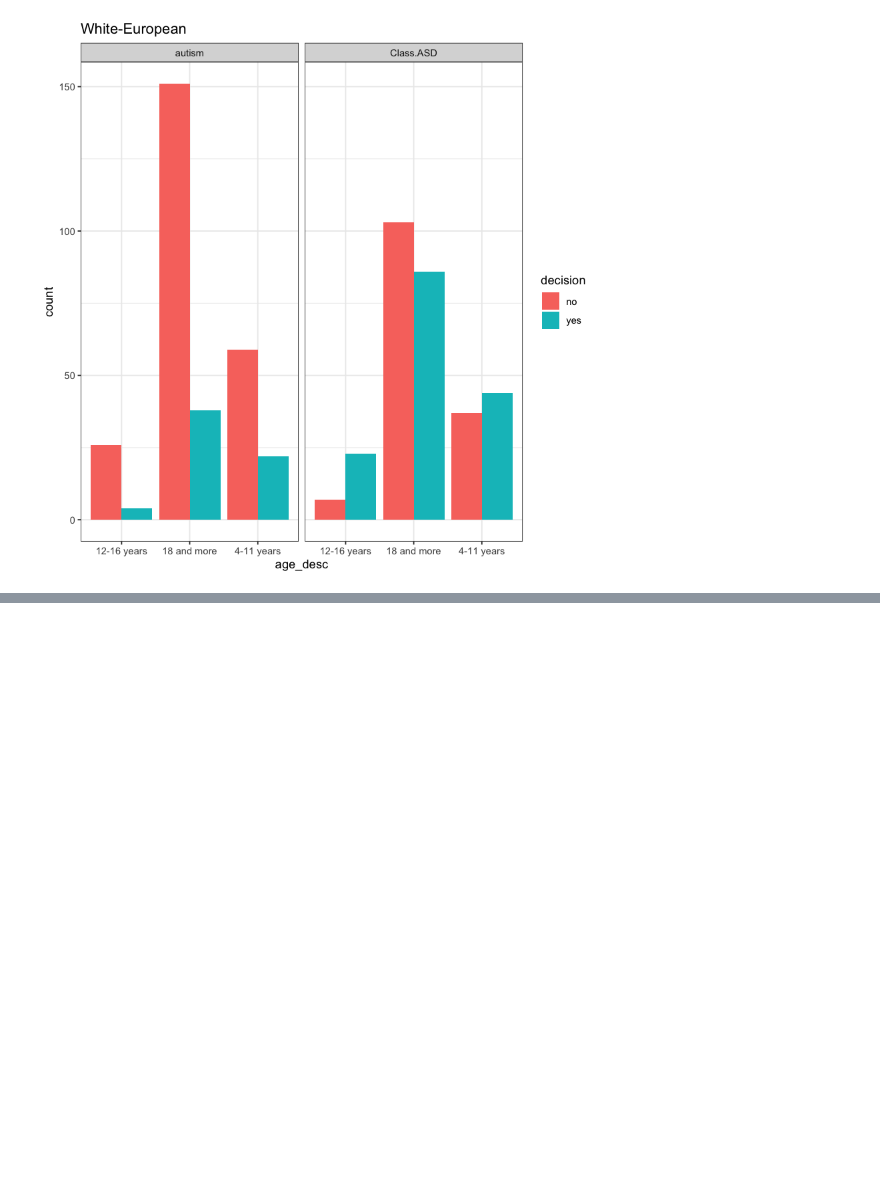
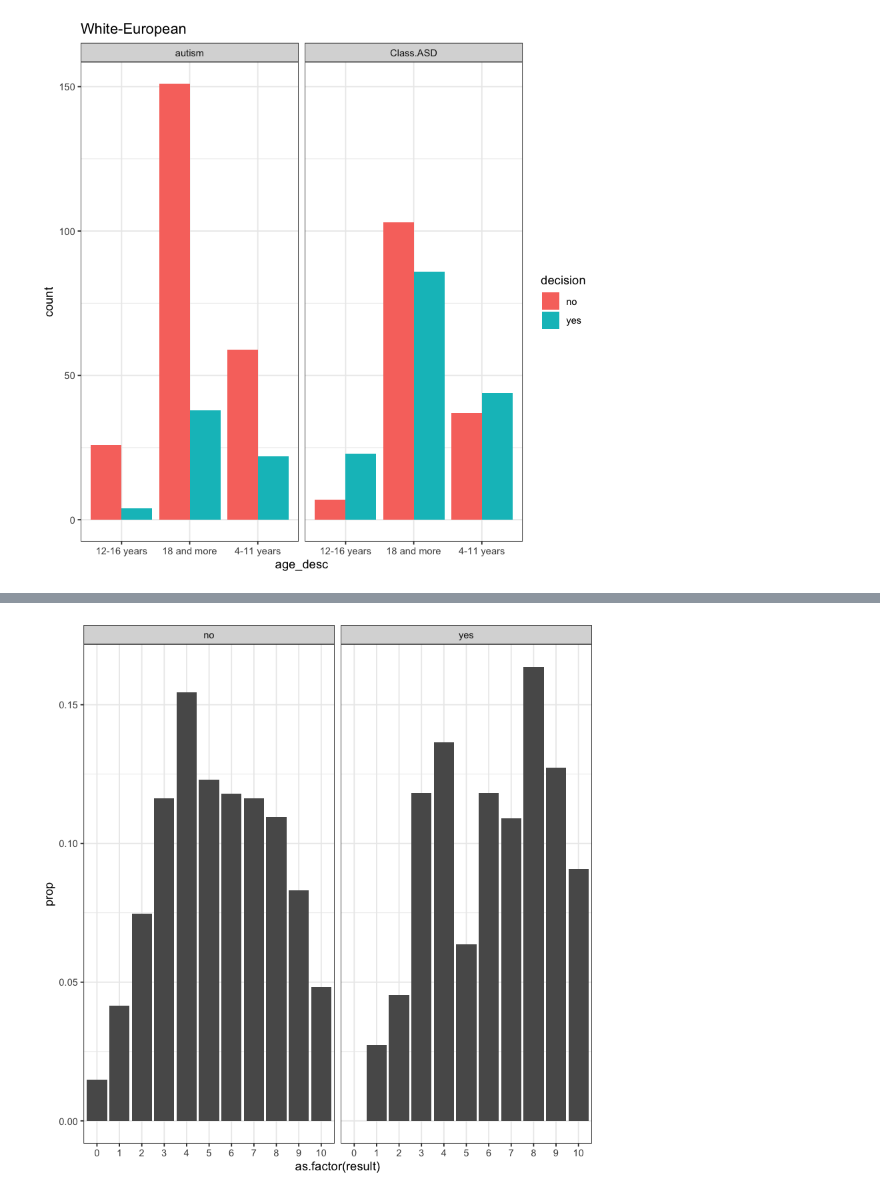
Before and after one commit to UBC-MDS/522-Workflows-Group-414, a Jupyter notebook: src/EDA_autism-screening_2.ipynb, the cells around one changed output, grey strips where cells are left out. Saved outputs shown, nothing was run; the diff lists cells and outputs as text; code cells hidden in the pictures; blank space fills up the shorter version.

```diff
--- a/src/EDA_autism-screening_2.ipynb
+++ b/src/EDA_autism-screening_2.ipynb
@@ -244,0 +292,7 @@ Saving 7 x 7 in image
+# %%
+df_autism  %>%
+    ggplot()+
+    geom_bar(mapping = aes(x=as.factor(result), y = ..prop.., group = 1))+
+    facet_wrap(~autism)
+# %% [output]
+[figure, added]
```
Also changed, not shown: parts of 9 cells of this notebook.
